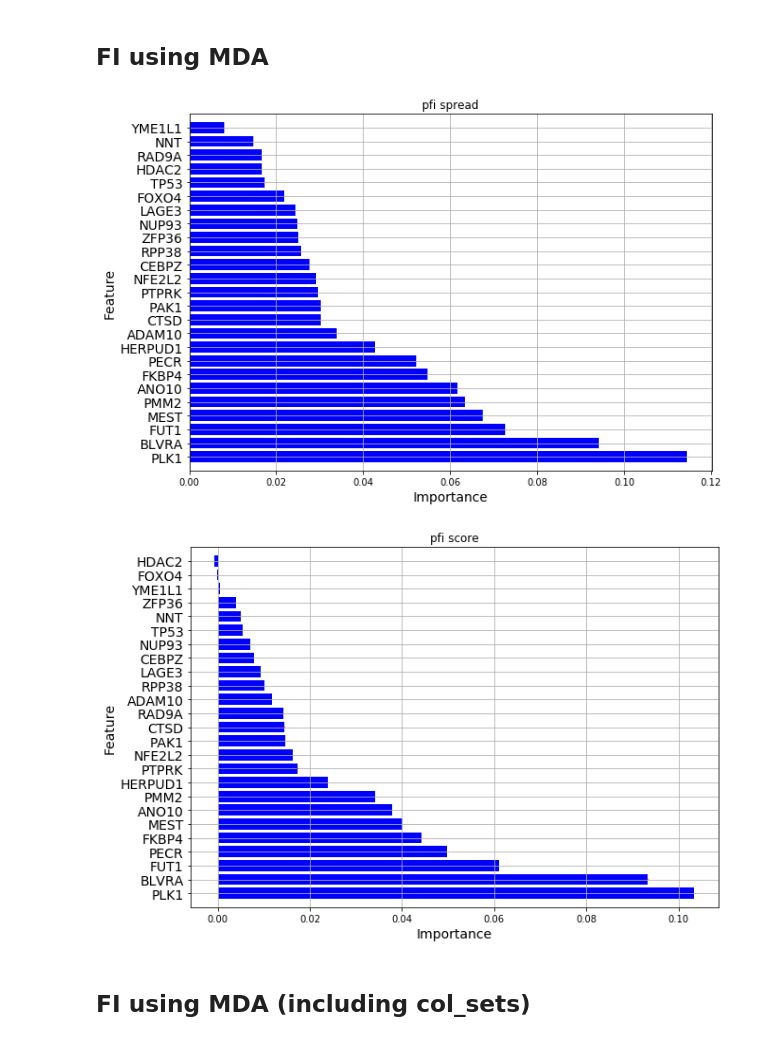
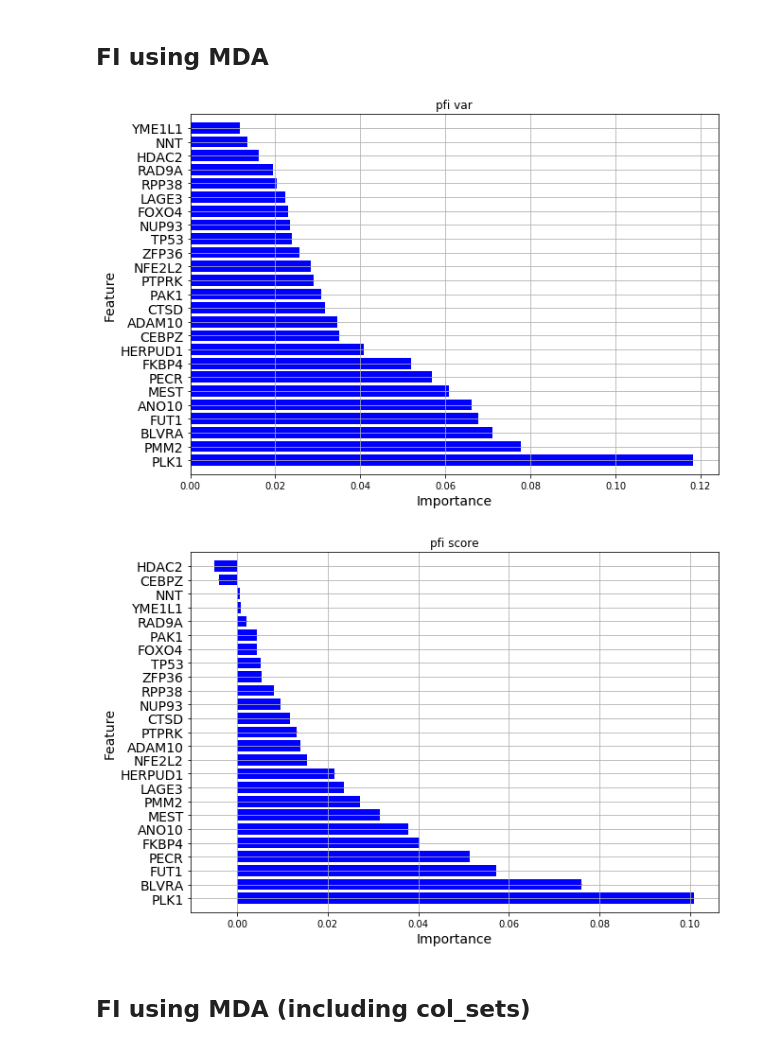
Before and after one commit to adpartin/feature-importance, a Jupyter notebook: notebooks/pfi_aacr.ipynb, the cells around one changed output. Drawn from its saved outputs; the diff is of its cells as text; code cells hidden in the pictures.

```diff
--- a/notebooks/pfi_aacr.ipynb
+++ b/notebooks/pfi_aacr.ipynb
@@ -219,13 +220,11 @@ fi = pfi.PFI(model=rf_model, xdata=xvl, ydata=yvl, n_shuffles=20)
 # %%
-fi.compute_spread_pfi();
-fi.plot_fi(title='pfi spread', figsize=(10,7));
+fi.plot_var_fi(title='pfi var', figsize=(10,7));
 # %% [output]
-[figure, old version]
+[figure, new version]
 # %%
-fi.compute_score_pfi(ml_type='c');
-fi.plot_fi(title='pfi score', figsize=(10,7));
+fi.plot_score_fi(title='pfi score', figsize=(10,7));
 # %% [output]
-[figure, old version]
+[figure, new version]
 # %% [markdown]
 ## FI using MDA (including col_sets)
 # %%
```
Also changed, not shown: parts of 10 cells of this notebook, 7 other files.
